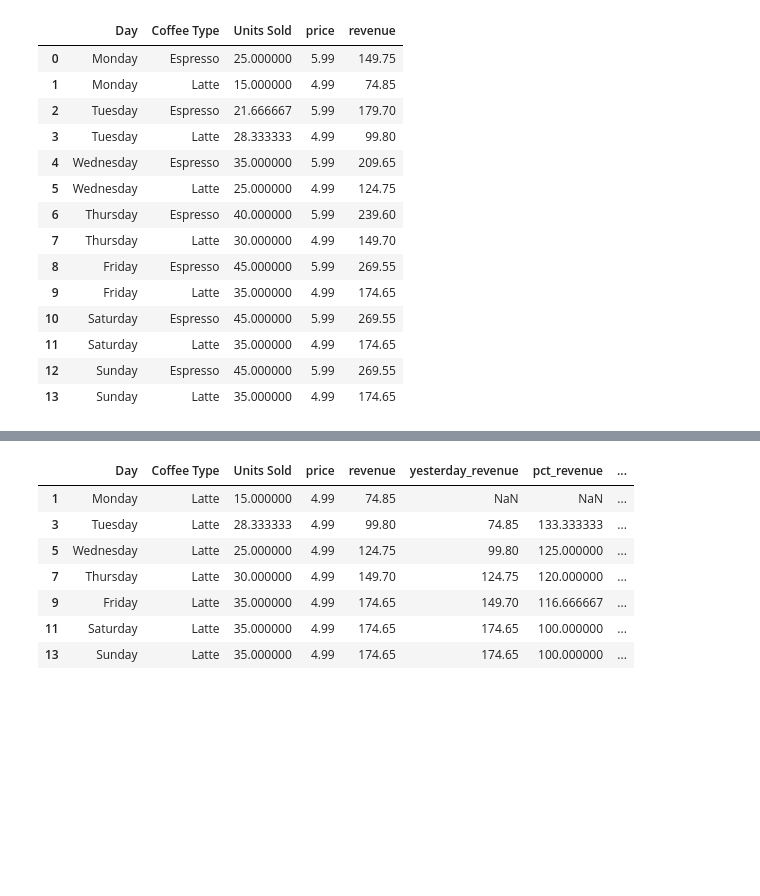
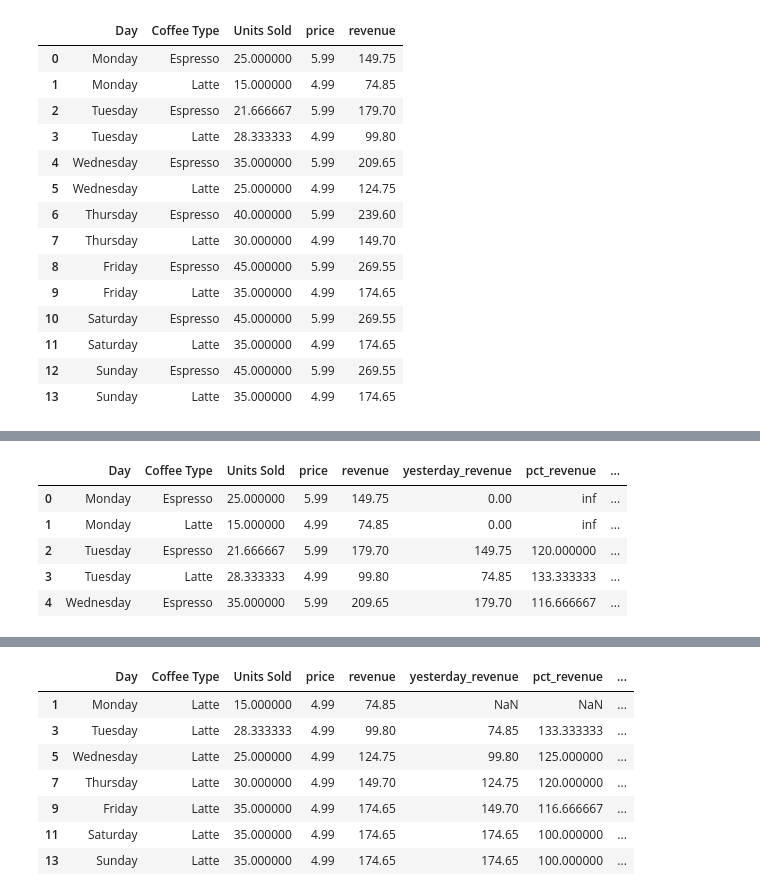
Before and after one commit to DuongAnh1502/complete-pandas-tutorial, a Jupyter notebook: tutorial.ipynb, the cells around one changed output, grey strips where cells are left out. Cells and saved outputs as stored; diff of their text form; code cells hidden in the pictures; blank space fills up the shorter version.

```diff
--- a/tutorial.ipynb
+++ b/tutorial.ipynb
@@ -125,3 +142,4 @@ bios.groupby([bios['month_date'],bios['year_date']])['athlete_id'].count().reset
 # %%
-coffee['yesterday_revenue'] = coffee['revenue'].shift(2)
+coffee['yesterday_revenue'] = coffee['revenue'].shift(2,fill_value=0)
 coffee['pct_revenue'] = coffee['revenue']/coffee['yesterday_revenue'] * 100
+coffee.head()
@@ -143,5 +168,13 @@ bios.sample(10)
 # %%
 coffee['cumulative_revenue'] = coffee['revenue'].cumsum()
+coffee.head()
+# %% [output]
+|  | Day | Coffee Type | Units Sold | price | revenue | yesterday_revenue | pct_revenue | ... |
+| 0 | Monday | Espresso | 25.000000 | 5.99 | 149.75 | 0.00 | inf | ... |
+| 1 | Monday | Latte | 15.000000 | 4.99 | 74.85 | 0.00 | inf | ... |
+| 2 | Tuesday | Espresso | 21.666667 | 5.99 | 179.70 | 149.75 | 120.000000 | ... |
+| 3 | Tuesday | Latte | 28.333333 | 4.99 | 99.80 | 74.85 | 133.333333 | ... |
+| 4 | Wednesday | Espresso | 35.000000 | 5.99 | 209.65 | 179.70 | 116.666667 | ... |
 # %%
 latte = coffee[coffee['Coffee Type'] == 'Latte'].copy()
 latte['3days'] = latte['Units Sold'].rolling(3).sum()
```
Also changed, not shown: parts of 7 cells of this notebook.
